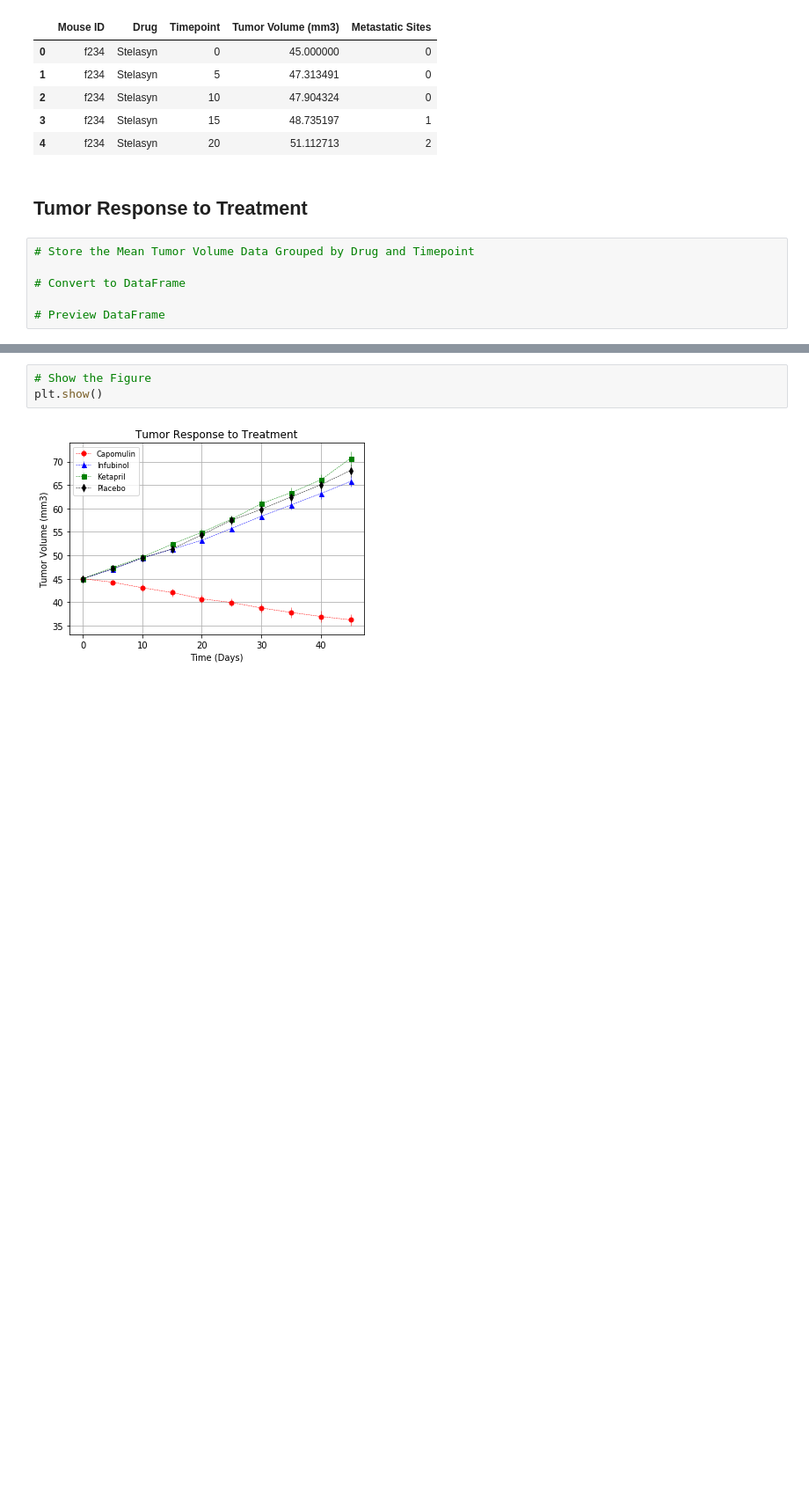
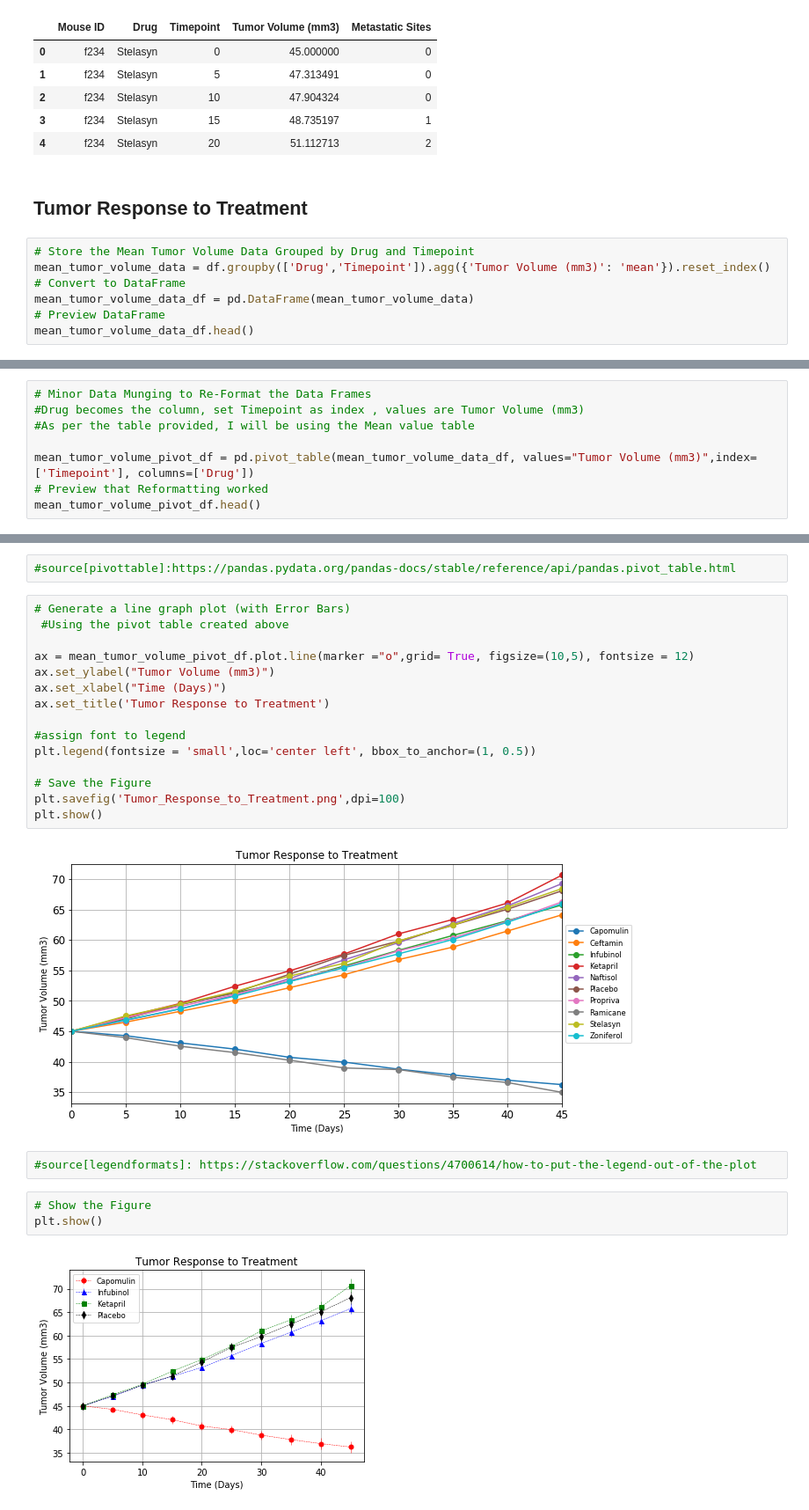
Before and after one commit to JosefinaAureaAmaro/02_Python_Matplotlib, a Jupyter notebook: Pymaceuticals_pymaceuticals_starter.ipynb, the cells around one changed output, grey strips where cells are left out. Shown: that part at 88% size. Drawn from its saved outputs; the diff is of its cells as text; blank space fills up the shorter version.

Commit message:
graphed Tumor Responnse to Treatement

```diff
--- a/Pymaceuticals_pymaceuticals_starter.ipynb
+++ b/Pymaceuticals_pymaceuticals_starter.ipynb
@@ -50,7 +50,8 @@ df.head()
 ## Tumor Response to Treatment
 # %%
 # Store the Mean Tumor Volume Data Grouped by Drug and Timepoint
-
+mean_tumor_volume_data = df.groupby(['Drug','Timepoint']).agg({'Tumor Volume (mm3)': 'mean'}).reset_index()
 # Convert to DataFrame
-
+mean_tumor_volume_data_df = pd.DataFrame(mean_tumor_volume_data)
 # Preview DataFrame
+mean_tumor_volume_data_df.head()
@@ -107,0 +81,8 @@ df.head()
+# %%
+# Minor Data Munging to Re-Format the Data Frames
+#Drug becomes the column, set Timepoint as index , values are Tumor Volume (mm3)
+#As per the table provided, I will be using the Mean value table
+
+mean_tumor_volume_pivot_df = pd.pivot_table(mean_tumor_volume_data_df, values="Tumor Volume (mm3)",index=['Timepoint'], columns=['Drug'])
+# Preview that Reformatting worked
+mean_tumor_volume_pivot_df.head()
@@ -108,3 +97,24 @@ df.head()
+# %%
+#source[pivottable]:https://pandas.pydata.org/pandas-docs/stable/reference/api/pandas.pivot_table.html
+# %%
+# Generate a line graph plot (with Error Bars)
+ #Using the pivot table created above
+
+ax = mean_tumor_volume_pivot_df.plot.line(marker ="o",grid= True, figsize=(10,5), fontsize = 12)
+ax.set_ylabel("Tumor Volume (mm3)")
+ax.set_xlabel("Time (Days)")
+ax.set_title('Tumor Response to Treatment')
+
+#assign font to legend
+plt.legend(fontsize = 'small',loc='center left', bbox_to_anchor=(1, 0.5))
+
+# Save the Figure
+plt.savefig('Tumor_Response_to_Treatment.png',dpi=100)
+plt.show()
+# %% [output]
+[figure, added]
+# %%
+#source[legendformats]: https://stackoverflow.com/questions/4700614/how-to-put-the-legend-out-of-the-plot
 # %%
 # Show the Figure
 plt.show()
```
Also changed, not shown: parts of 9 cells of this notebook.
